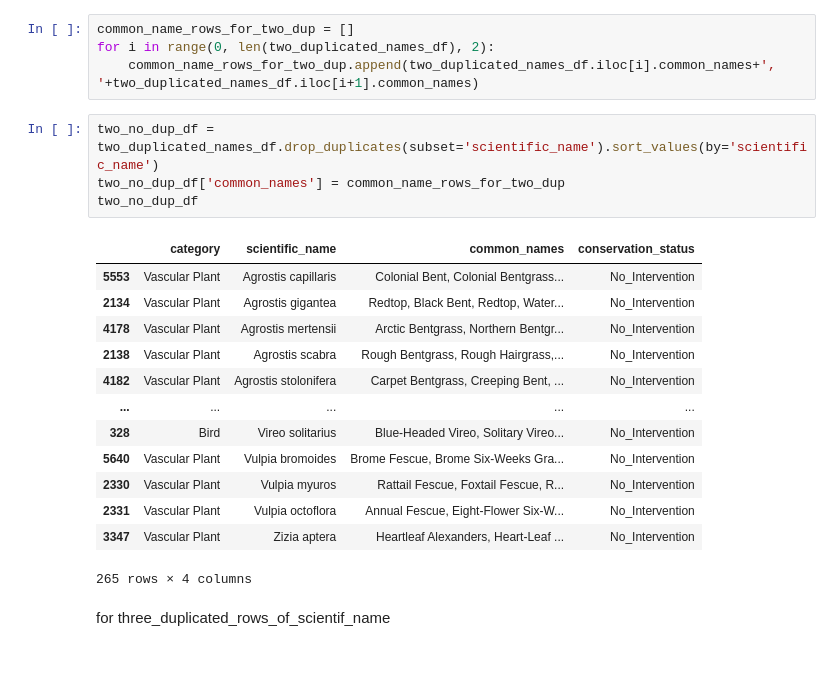
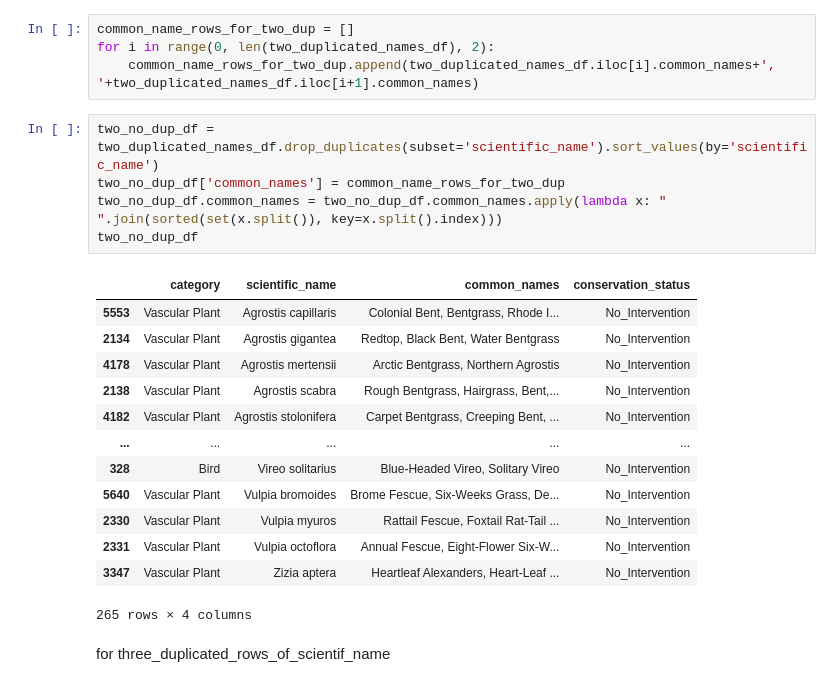
Before and after one commit to OussamaZIDI/biodiversity-in-national-parks, a Jupyter notebook: biodiversity_project.ipynb, the cells around one changed output. Drawn from its saved outputs; the diff is of its cells as text.

```diff
--- a/biodiversity_project.ipynb
+++ b/biodiversity_project.ipynb
@@ -323,18 +339,19 @@ for i in range(0, len(two_duplicated_names_df), 2):
 # %%
 two_no_dup_df = two_duplicated_names_df.drop_duplicates(subset='scientific_name').sort_values(by='scientific_name')
 two_no_dup_df['common_names'] = common_name_rows_for_two_dup
+two_no_dup_df.common_names = two_no_dup_df.common_names.apply(lambda x: " ".join(sorted(set(x.split()), key=x.split().index)))
 two_no_dup_df
 # %% [output]
 |  | category | scientific_name | common_names | conservation_status |
-| 5553 | Vascular Plant | Agrostis capillaris | Colonial Bent, Colonial Bentgrass... | No_Intervention |
-| 2134 | Vascular Plant | Agrostis gigantea | Redtop, Black Bent, Redtop, Water... | No_Intervention |
-| 4178 | Vascular Plant | Agrostis mertensii | Arctic Bentgrass, Northern Bentgr... | No_Intervention |
-| 2138 | Vascular Plant | Agrostis scabra | Rough Bentgrass, Rough Hairgrass,... | No_Intervention |
+| 5553 | Vascular Plant | Agrostis capillaris | Colonial Bent, Bentgrass, Rhode I... | No_Intervention |
+| 2134 | Vascular Plant | Agrostis gigantea | Redtop, Black Bent, Water Bentgrass | No_Intervention |
+| 4178 | Vascular Plant | Agrostis mertensii | Arctic Bentgrass, Northern Agrostis | No_Intervention |
+| 2138 | Vascular Plant | Agrostis scabra | Rough Bentgrass, Hairgrass, Bent,... | No_Intervention |
 | 4182 | Vascular Plant | Agrostis stolonifera | Carpet Bentgrass, Creeping Bent, ... | No_Intervention |
 | ... | ... | ... | ... | ... |
-| 328 | Bird | Vireo solitarius | Blue-Headed Vireo, Solitary Vireo... | No_Intervention |
-| 5640 | Vascular Plant | Vulpia bromoides | Brome Fescue, Brome Six-Weeks Gra... | No_Intervention |
-| 2330 | Vascular Plant | Vulpia myuros | Rattail Fescue, Foxtail Fescue, R... | No_Intervention |
+| 328 | Bird | Vireo solitarius | Blue-Headed Vireo, Solitary Vireo | No_Intervention |
+| 5640 | Vascular Plant | Vulpia bromoides | Brome Fescue, Six-Weeks Grass, De... | No_Intervention |
+| 2330 | Vascular Plant | Vulpia myuros | Rattail Fescue, Foxtail Rat-Tail ... | No_Intervention |
 | 2331 | Vascular Plant | Vulpia octoflora | Annual Fescue, Eight-Flower Six-W... | No_Intervention |
 | 3347 | Vascular Plant | Zizia aptera | Heartleaf Alexanders, Heart-Leaf ... | No_Intervention |
 265 rows × 4 columns
```
Also changed, not shown: parts of 6 cells of this notebook.
